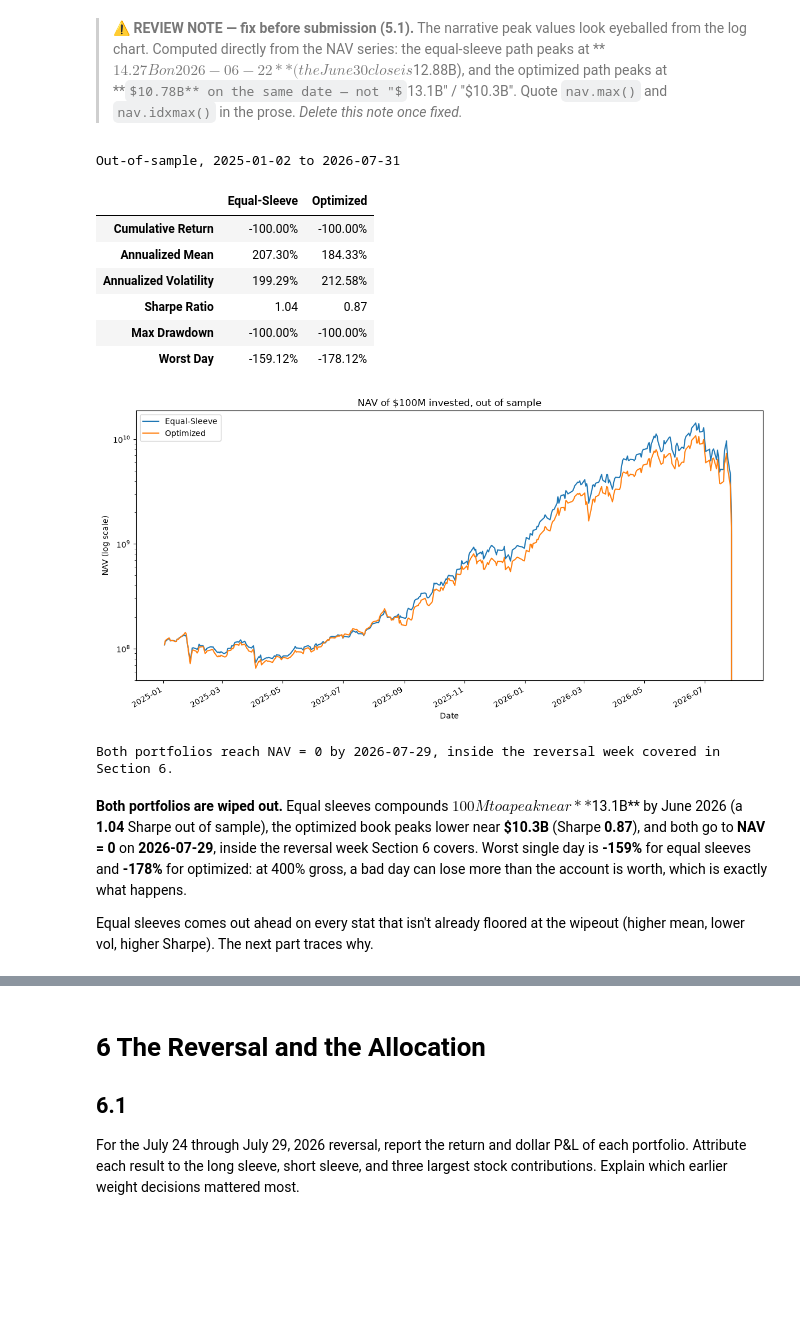
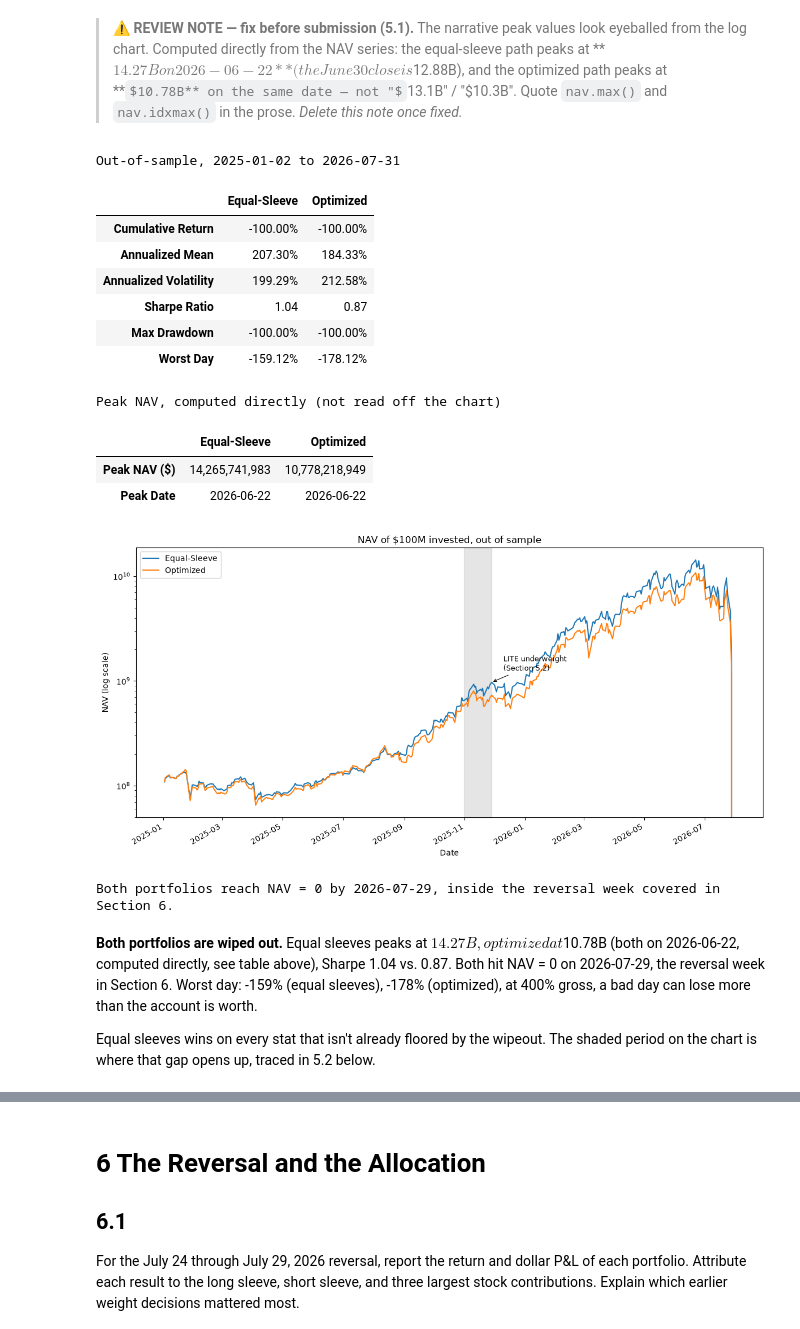
Before and after one commit to samLeung24/leveraged-awareness, a Jupyter notebook: situational_awareness_portfolio.ipynb, the cells around one changed output, grey strips where cells are left out. Cells and saved outputs as stored; diff of their text form; code cells hidden in the pictures; some formulas as TeX source; blank space fills up the shorter version.

Commit message:
Fix Section 5.1 peak NAV figures, add missing 6.2 weight display, mark divergence period on chart

```diff
--- a/situational_awareness_portfolio.ipynb
+++ b/situational_awareness_portfolio.ipynb
@@ -720,42 +720,62 @@ nav_equal, ret_equal = nav_path(None, constant=w0)
 
 def path_stats(nav, ret):
     return pd.Series({
         'Cumulative Return': nav.iloc[-1] / NAV0 - 1,
         'Annualized Mean': ret.mean() * TRADING_DAYS,
         'Annualized Volatility': ret.std() * np.sqrt(TRADING_DAYS),
         'Sharpe Ratio': (ret.mean() * TRADING_DAYS) / (ret.std() * np.sqrt(TRADING_DAYS)),
         'Max Drawdown': (nav / nav.cummax() - 1).min(),
         'Worst Day': ret.min(),
     })
 
 summary_5_1 = pd.DataFrame({
     'Equal-Sleeve': path_stats(nav_equal, ret_equal),
     'Optimized': path_stats(nav_optimized, ret_optimized),
 })
-display(summary_5_1.style.format('{:.2%}').format('{:.2f}', subset=pd.IndexSlice[['Sharpe Ratio'], :]).set_caption('Out-of-sample, 2025-01-02 to 2026-07-31'))
+display(summary_5_1.style.format('{:.2%}').format('{:.2f}', subset=pd.IndexSlice[['Sharpe Ratio'], :])
+        .set_caption('Out-of-sample, 2025-01-02 to 2026-07-31'))
 
-ax = pd.DataFrame({'Equal-Sleeve': nav_equal, 'Optimized': nav_optimized}).plot(
-    figsize=(12, 6), logy=True, title='NAV of $100M invested, out of sample'
-)
-ax.set(xlabel='Date', ylabel='NAV (log scale)')
+# Peak NAV, computed explicitly rather than read off the chart
+peak_summary = pd.DataFrame({
+    'Equal-Sleeve': [nav_equal.max(), nav_equal.idxmax().date()],
+    'Optimized': [nav_optimized.max(), nav_optimized.idxmax().date()],
+}, index=['Peak NAV ($)', 'Peak Date'])
+display(peak_summary.style.format({'Equal-Sleeve': '{:,.0f}', 'Optimized': '{:,.0f}'}, subset=pd.IndexSlice[['Peak NAV ($)'], :])
+        .set_caption('Peak NAV, computed directly (not read off the chart)'))
+
+# Mark the period Section 5.2 identifies as the clearest divergence: the optimizer's
+# LITE underweight, Oct 31 - Nov 28, 2025.
+DIVERGE_START, DIVERGE_END = '2025-10-31', '2025-11-28'
+
+fig, ax = plt.subplots(figsize=(12, 6))
+pd.DataFrame({'Equal-Sleeve': nav_equal, 'Optimized': nav_optimized}).plot(ax=ax, logy=True)
+ax.axvspan(pd.Timestamp(DIVERGE_START), pd.Timestamp(DIVERGE_END), color='grey', alpha=0.2)
+ax.annotate('LITE underweight\n(Section 5.2)', xy=(pd.Timestamp(DIVERGE_END), nav_equal.loc[DIVERGE_END]),
+            xytext=(15, 15), textcoords='offset points', fontsize=9,
+            arrowprops=dict(arrowstyle='->', lw=0.8))
+ax.set(title='NAV of $100M invested, out of sample', xlabel='Date', ylabel='NAV (log scale)')
 plt.tight_layout()
 plt.show()
 
 print(f'Both portfolios reach NAV = 0 by {nav_optimized[nav_optimized.eq(0)].index[0]:%Y-%m-%d}, '
       'inside the reversal week covered in Section 6.')
 # %% [output]
 Out-of-sample, 2025-01-02 to 2026-07-31
 |  | Equal-Sleeve | Optimized |
 | Cumulative Return | -100.00% | -100.00% |
 | Annualized Mean | 207.30% | 184.33% |
 | Annualized Volatility | 199.29% | 212.58% |
 | Sharpe Ratio | 1.04 | 0.87 |
 | Max Drawdown | -100.00% | -100.00% |
 | Worst Day | -159.12% | -178.12% |
+Peak NAV, computed directly (not read off the chart)
+|  | Equal-Sleeve | Optimized |
+| Peak NAV ($) | 14,265,741,983 | 10,778,218,949 |
+| Peak Date | 2026-06-22 | 2026-06-22 |
-[figure, old version]
+[figure, new version]
-Both portfolios reach NAV = 0 by 2026-07-29, inside the reversal week covered in Section 6.
+Both portfolios reach NAV = 0 by 2026-07-29, inside the reversal week covered in Section 6.
 # %% [markdown]
-**Both portfolios are wiped out.** Equal sleeves compounds $100M to a peak near **$13.1B** by June 2026 (a **1.04** Sharpe out of sample), the optimized book peaks lower near **$10.3B** (Sharpe **0.87**), and both go to **NAV = 0** on **2026-07-29**, inside the reversal week Section 6 covers. Worst single day is **-159%** for equal sleeves and **-178%** for optimized: at 400% gross, a bad day can lose more than the account is worth, which is exactly what happens.
+**Both portfolios are wiped out.** Equal sleeves peaks at $14.27B, optimized at $10.78B (both on 2026-06-22, computed directly, see table above), Sharpe 1.04 vs. 0.87. Both hit NAV = 0 on 2026-07-29, the reversal week in Section 6. Worst day: -159% (equal sleeves), -178% (optimized), at 400% gross, a bad day can lose more than the account is worth.
 
-Equal sleeves comes out ahead on every stat that isn't already floored at the wipeout (higher mean, lower vol, higher Sharpe). The next part traces why.
+Equal sleeves wins on every stat that isn't already floored by the wipeout. The shaded period on the chart is where that gap opens up, traced in 5.2 below.
 # %% [markdown]
```
Also changed, not shown: parts of 4 cells of this notebook.
